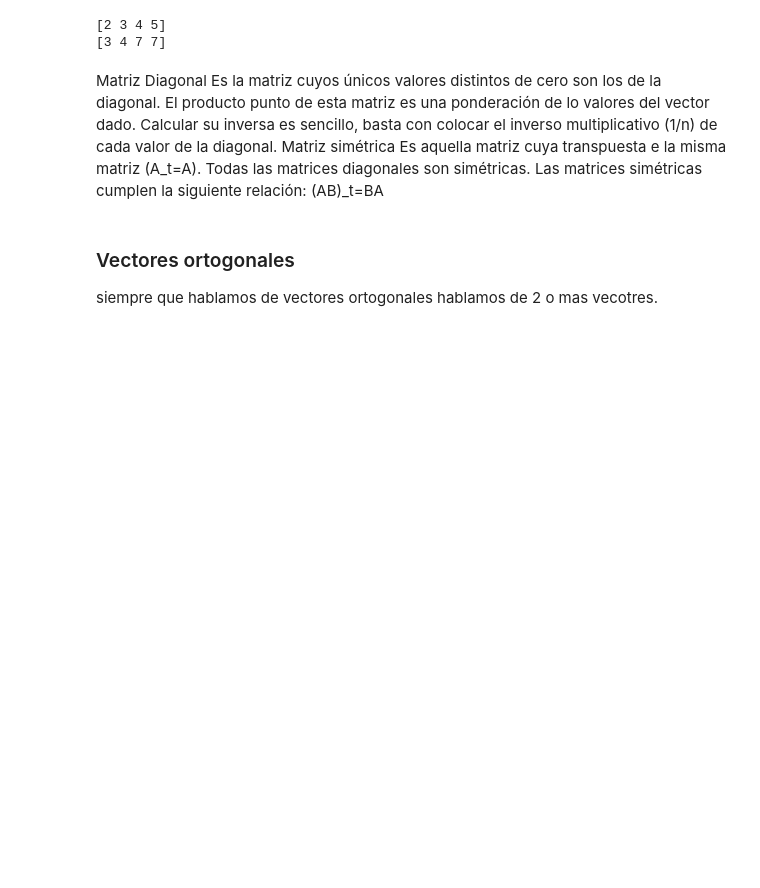
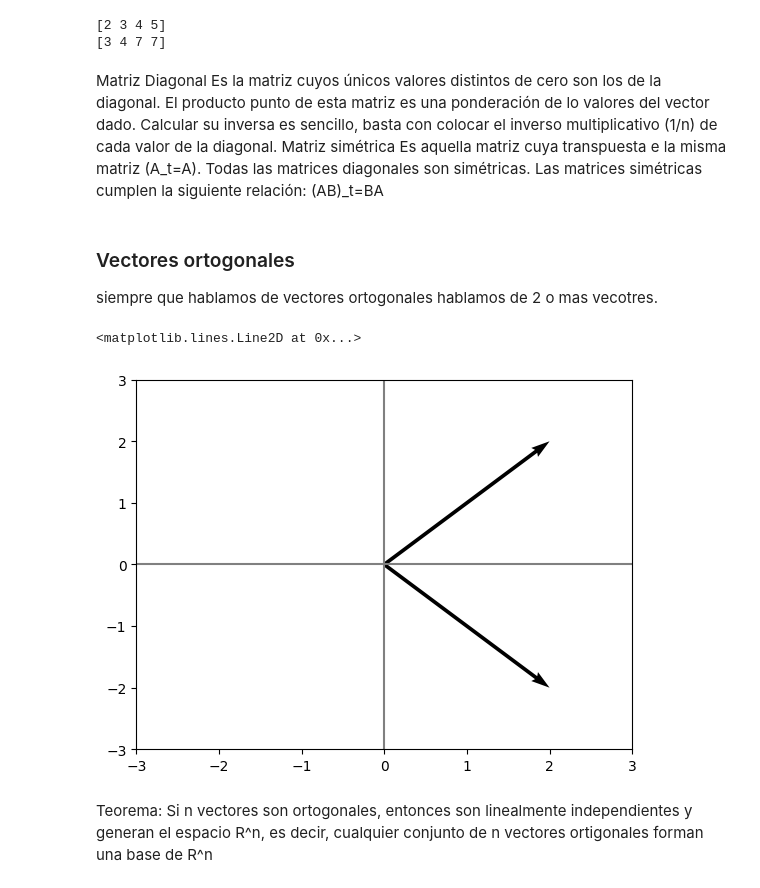
Before and after one commit to JuanDiegoZ/AlgebraLineal, a Jupyter notebook: Untitled-1.ipynb, the cells around one changed output. Drawn from its saved outputs; the diff is of its cells as text; code cells hidden in the pictures; blank space fills up the shorter version.

```diff
--- a/Untitled-1.ipynb
+++ b/Untitled-1.ipynb
@@ -397,3 +397,24 @@ Las matrices simétricas cumplen la siguiente relación:
 # %% [markdown]
 ### Vectores ortogonales
  siempre que hablamos de vectores ortogonales hablamos de 2 o mas vecotres.
+# %%
+x = np.array([0,0,2,2])
+y = np.array([0,0,2,-2])
+
+plt.quiver([x[0],y[0]],
+           [x[1],y[1]],
+           [x[2],y[2]],
+           [x[3],y[3]],
+           angles = 'xy',
+           scale_units ='xy',
+           scale = 1)
+plt.xlim(-3,3)
+plt.ylim(-3,3)
+plt.axvline(x=0, color='grey')
+plt.axhline(y=0, color='grey')
+# %% [output]
+<matplotlib.lines.Line2D at 0x...>
+[figure, added]
+# %% [markdown]
+Teorema:
+Si n vectores son ortogonales, entonces son linealmente independientes y generan el espacio R^n, es decir, cualquier conjunto de n vectores ortigonales forman una base de R^n
```
Also changed, not shown: parts of 11 cells of this notebook.
